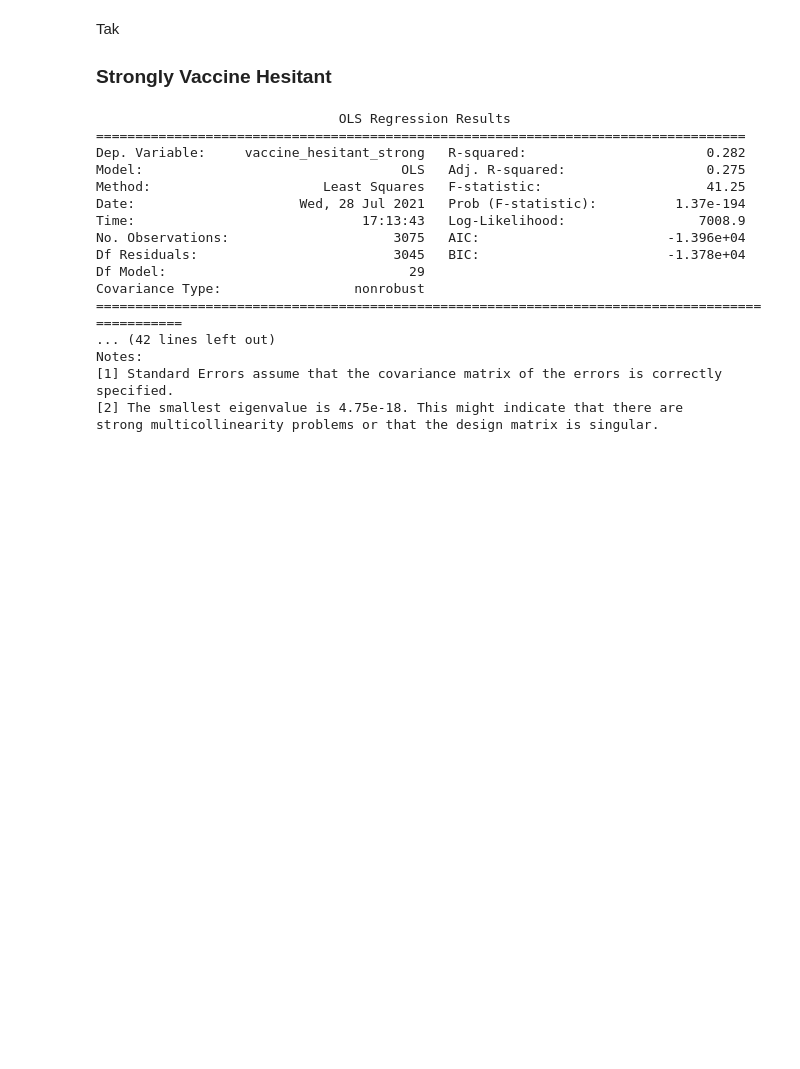
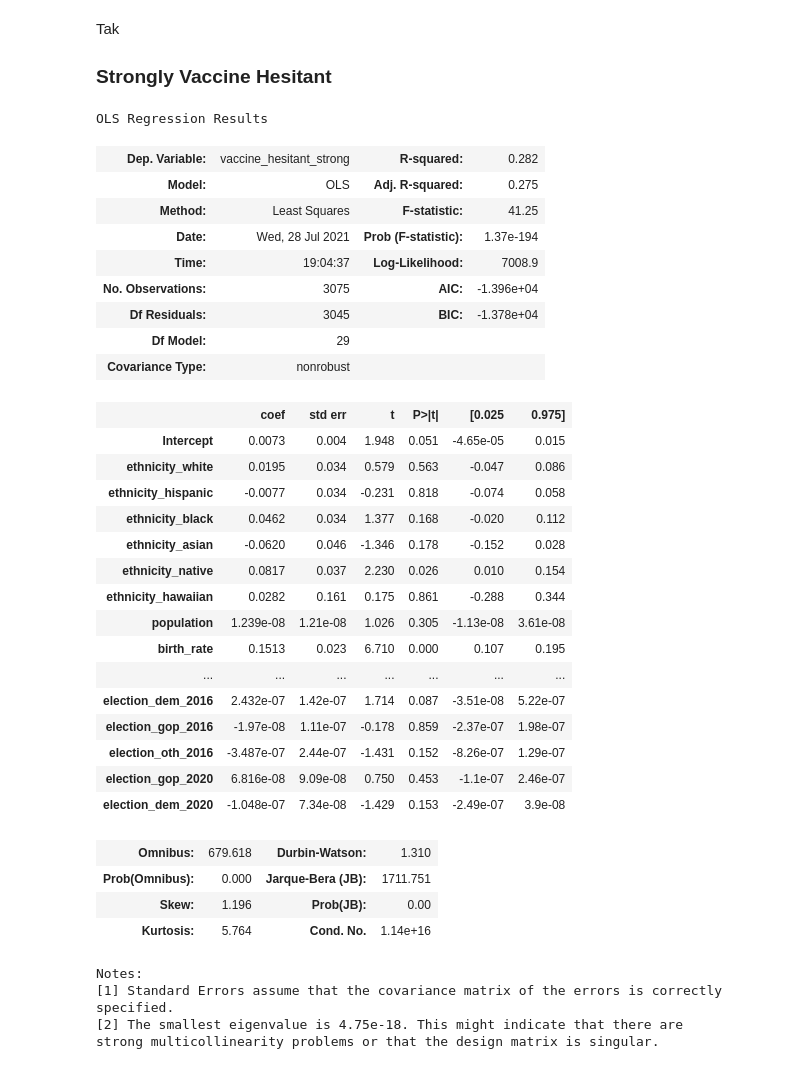
Before and after one commit to kuruparans/covid19-vaccine-hesitancy-analysis, a Jupyter notebook: statistical-modelling.ipynb, the cells around one changed output. Drawn from its saved outputs; the diff is of its cells as text; code cells hidden in the pictures; blank space fills up the shorter version.

```diff
--- a/statistical-modelling.ipynb
+++ b/statistical-modelling.ipynb
@@ -87,25 +102,40 @@ Tak
 
 ### Strongly Vaccine Hesitant
 # %%
-formula_hesitant_strong = 'vaccine_hesitant_strong ~ ethnicity_white + ethnicity_hispanic + ethnicity_black + ethnicity_asian + ethnicity_native + ethnicity_hawaiian + population + birth_rate + unemployment + rural_urban_code + median_income + education_high_school_only + education_bachelors_degree + religion_total + religion_evangelical + religion_mainline_protestant + election_democrat_wins + election_republican_wins + election_total_2008 + election_dem_2008 + election_gop_2008 + election_oth_2008 + election_total_2012 + election_dem_2012 + election_gop_2012 + election_oth_2012 + election_total_2016 + election_dem_2016 + election_gop_2016 + election_oth_2016 + election_gop_2020 + election_dem_2020'
-model_hesitant_strong = sm.ols(formula=formula_hesitant_strong, data=df)
-fitted_hesitant_strong = model_hesitant_strong.fit()
-print(fitted_hesitant_strong.summary())
+model_fitted_hesitant_strong = sm.ols(formula='vaccine_hesitant_strong ~ ethnicity_white + ethnicity_hispanic + ethnicity_black + ethnicity_asian + ethnicity_native + ethnicity_hawaiian + population + birth_rate + unemployment + rural_urban_code + median_income + education_high_school_only + education_bachelors_degree + religion_total + religion_evangelical + religion_mainline_protestant + election_democrat_wins + election_republican_wins + election_total_2008 + election_dem_2008 + election_gop_2008 + election_oth_2008 + election_total_2012 + election_dem_2012 + election_gop_2012 + election_oth_2012 + election_total_2016 + election_dem_2016 + election_gop_2016 + election_oth_2016 + election_gop_2020 + election_dem_2020', data=df).fit()
+fitted_hesitant_strong.summary()
 # %% [output]
-                               OLS Regression Results
-===================================================================================
-Dep. Variable:     vaccine_hesitant_strong   R-squared:                       0.282
-Model:                                 OLS   Adj. R-squared:                  0.275
-Method:                      Least Squares   F-statistic:                     41.25
-Date:                     Wed, 28 Jul 2021   Prob (F-statistic):          1.37e-194
-Time:                             17:13:43   Log-Likelihood:                 7008.9
-No. Observations:                     3075   AIC:                        -1.396e+04
-Df Residuals:                         3045   BIC:                        -1.378e+04
-Df Model:                               29
-Covariance Type:                 nonrobust
-================================================================================================
-... (42 lines left out)
-Notes:
-[1] Standard Errors assume that the covariance matrix of the errors is correctly specified.
-[2] The smallest eigenvalue is 4.75e-18. This might indicate that there are
-strong multicollinearity problems or that the design matrix is singular.
+OLS Regression Results
+| Dep. Variable: | vaccine_hesitant_strong | R-squared: | 0.282 |
+| Model: | OLS | Adj. R-squared: | 0.275 |
+| Method: | Least Squares | F-statistic: | 41.25 |
+| Date: | Wed, 28 Jul 2021 | Prob (F-statistic): | 1.37e-194 |
+| Time: | 19:04:37 | Log-Likelihood: | 7008.9 |
+| No. Observations: | 3075 | AIC: | -1.396e+04 |
+| Df Residuals: | 3045 | BIC: | -1.378e+04 |
+| Df Model: | 29 |  |  |
+| Covariance Type: | nonrobust |  |  |
+|  | coef | std err | t | P>|t| | [0.025 | 0.975] |
+| Intercept | 0.0073 | 0.004 | 1.948 | 0.051 | -4.65e-05 | 0.015 |
+| ethnicity_white | 0.0195 | 0.034 | 0.579 | 0.563 | -0.047 | 0.086 |
+| ethnicity_hispanic | -0.0077 | 0.034 | -0.231 | 0.818 | -0.074 | 0.058 |
+| ethnicity_black | 0.0462 | 0.034 | 1.377 | 0.168 | -0.020 | 0.112 |
+| ethnicity_asian | -0.0620 | 0.046 | -1.346 | 0.178 | -0.152 | 0.028 |
+| ethnicity_native | 0.0817 | 0.037 | 2.230 | 0.026 | 0.010 | 0.154 |
+| ethnicity_hawaiian | 0.0282 | 0.161 | 0.175 | 0.861 | -0.288 | 0.344 |
+| population | 1.239e-08 | 1.21e-08 | 1.026 | 0.305 | -1.13e-08 | 3.61e-08 |
+| birth_rate | 0.1513 | 0.023 | 6.710 | 0.000 | 0.107 | 0.195 |
+| ... | ... | ... | ... | ... | ... | ... |
+| election_dem_2016 | 2.432e-07 | 1.42e-07 | 1.714 | 0.087 | -3.51e-08 | 5.22e-07 |
+| election_gop_2016 | -1.97e-08 | 1.11e-07 | -0.178 | 0.859 | -2.37e-07 | 1.98e-07 |
+| election_oth_2016 | -3.487e-07 | 2.44e-07 | -1.431 | 0.152 | -8.26e-07 | 1.29e-07 |
+| election_gop_2020 | 6.816e-08 | 9.09e-08 | 0.750 | 0.453 | -1.1e-07 | 2.46e-07 |
+| election_dem_2020 | -1.048e-07 | 7.34e-08 | -1.429 | 0.153 | -2.49e-07 | 3.9e-08 |
+| Omnibus: | 679.618 | Durbin-Watson: | 1.310 |
+| Prob(Omnibus): | 0.000 | Jarque-Bera (JB): | 1711.751 |
+| Skew: | 1.196 | Prob(JB): | 0.00 |
+| Kurtosis: | 5.764 | Cond. No. | 1.14e+16 |
+Notes:
+[1] Standard Errors assume that the covariance matrix of the errors is correctly specified.
+[2] The smallest eigenvalue is 4.75e-18. This might indicate that there are
+strong multicollinearity problems or that the design matrix is singular.
```
Also changed, not shown: parts of 2 cells of this notebook.
